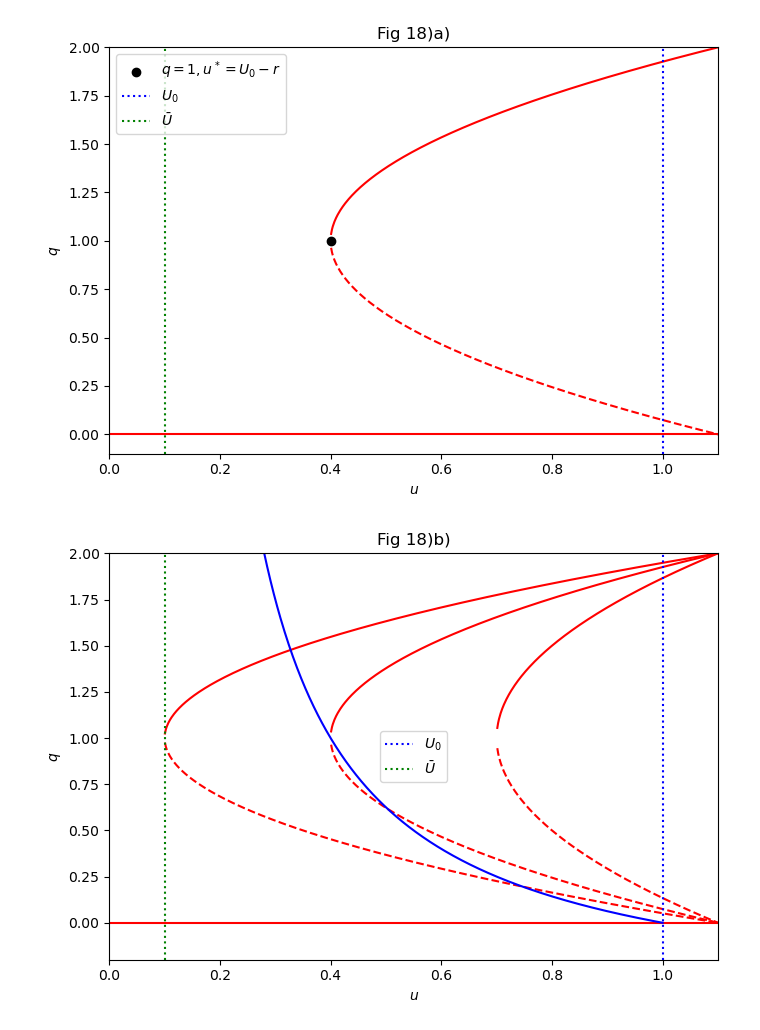
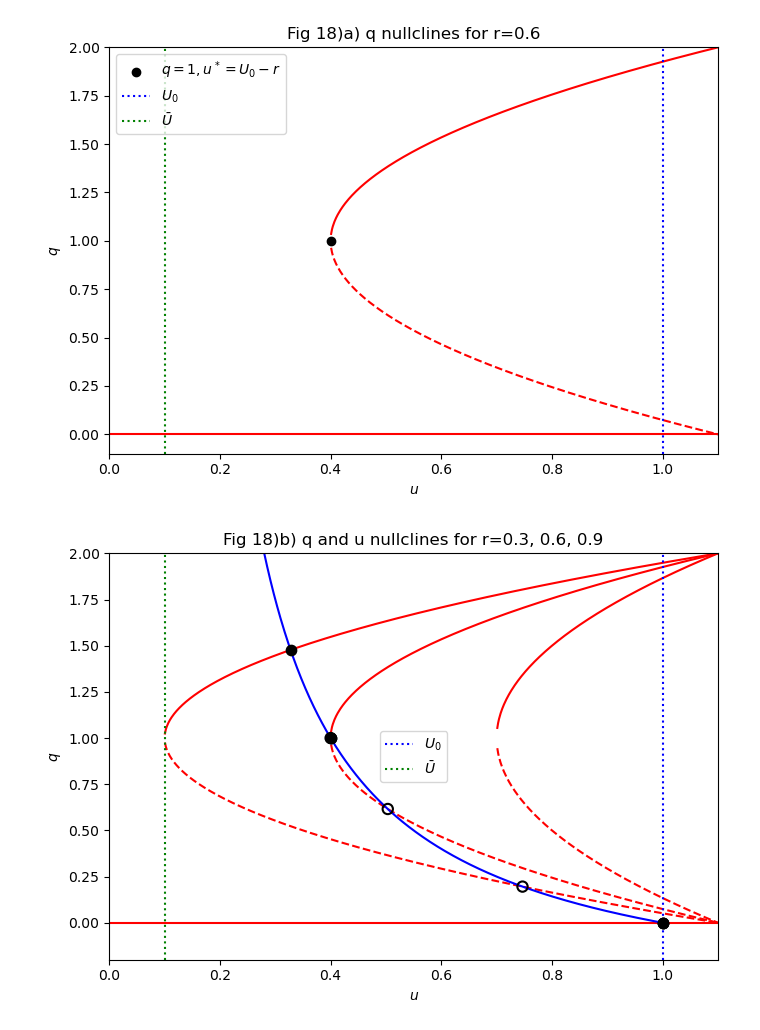
Before and after one commit to phillyyymcd/26-27-Maths-Project, a Jupyter notebook: Philly.ipynb, the cells around one changed output. Cells and saved outputs as stored; diff of their text form; code cells hidden in the pictures.

```diff
--- a/Philly.ipynb
+++ b/Philly.ipynb
@@ -2,6 +2,7 @@
 import numpy as np
 import matplotlib.pyplot as plt
 from scipy.integrate import solve_ivp
+from scipy.optimize import root_scalar
 
 zeta = 0.8
 D = 1
@@ -39,6 +40,42 @@ q_upper, q_lower = q_nullcline_fn(u_values, r_nullcline)
 q_laminar = np.full_like(u_values, 0)
 u_nullcline = u_nullcline_fn(u_values)
 
+def plot_intersections(r_val, ax): #MADE BY GEMINI
+    def u_null(u):
+        return (e_1 * (U_0 - u)) / (e_2 * (u - U_dash))
+
+    bracket = [U_dash + 1e-5, U_0 - 1e-5]
+
+    # 1. Upper branch intersection (Solid black circle)
+    try:
+        def res_up(u):
+            arg = (r_val + u - U_0) / (r_val + delta)
+            return (1 + np.sqrt(np.maximum(arg, 0))) - u_null(u)
+
+        sol_up = root_scalar(res_up, bracket=bracket)
+        # Check if it is a true intersection (residual close to 0)
+        if sol_up.converged and abs(res_up(sol_up.root)) < 1e-5:
+            ax.scatter(sol_up.root, u_null(sol_up.root), color='black', s=55, zorder=6)
+    except ValueError:
+        pass
+
+    # 2. Lower branch intersection (Open black circle)
+    try:
+        def res_low(u):
+            arg = (r_val + u - U_0) / (r_val + delta)
+            return (1 - np.sqrt(np.maximum(arg, 0))) - u_null(u)
+
+        sol_low = root_scalar(res_low, bracket=bracket)
+        # Check if it is a true intersection (residual close to 0)
+        if sol_low.converged and abs(res_low(sol_low.root)) < 1e-5:
+            ax.scatter(sol_low.root, u_null(sol_low.root), color='black', facecolors='none',
+                       edgecolors='black', linewidth=1.5, s=55, zorder=6)
+    except ValueError:
+        pass
+
+    # 3. Laminar fixed point (Always exists at u = U_0, q = 0)
+    ax.scatter(U_0, 0, color='black', s=55, zorder=6)
+
 # Plotting the q-nullclines
 plt.figure(figsize=(7, 5))
 plt.plot(u_values, q_upper, color='red')
@@ -51,36 +88,37 @@ plt.xlabel(r'$u$')
 plt.ylabel(r'$q$')
 plt.xlim(U_dash - 0.1, U_0 + 0.1)
 plt.ylim(-0.1, 2)
-plt.title('Fig 18)a)')
+plt.title('Fig 18)a) q nullclines for r=0.6')
 plt.legend()
 plt.tight_layout()
 plt.show()
 # %% [output]
-[figure, old version]
+[figure, new version]
 # %%
 r=[0.3, 0.6, 0.9]
 
-plt.figure(figsize=(7, 5))
-plt.title('Fig 18)b)')
+fig, ax = plt.subplots(figsize=(7, 5))
+plt.title('Fig 18)b) q and u nullclines for r=0.3, 0.6, 0.9')
 for _ in r:
     q_upper, q_lower = q_nullcline_fn(u_values, _)
     plt.plot(u_values, q_upper, color='red')
     plt.plot(u_values, q_lower, linestyle='--', color='red')
+    plot_intersections(_, ax)
 
 plt.plot(u_values, q_laminar, color='red')
 plt.plot(u_values, u_nullcline, color='blue')
 
 plt.axvline(U_0, color='blue', linestyle=':', label=r'$U_0$')
 plt.axvline(U_dash, color='green', linestyle=':', label=r'$\bar{U}$')
 plt.xlim(U_dash - 0.1, U_0 + 0.1)
 plt.ylim(-0.2, 2)
 plt.xlabel(r'$u$')
 plt.ylabel(r'$q$')
 plt.legend()
 plt.tight_layout()
 plt.show()
 # %% [output]
-[figure, old version]
+[figure, new version]
 # %%
 def system_ode(t, y, r):
     q, u = y
```
Also changed, not shown: parts of 2 cells of this notebook.
